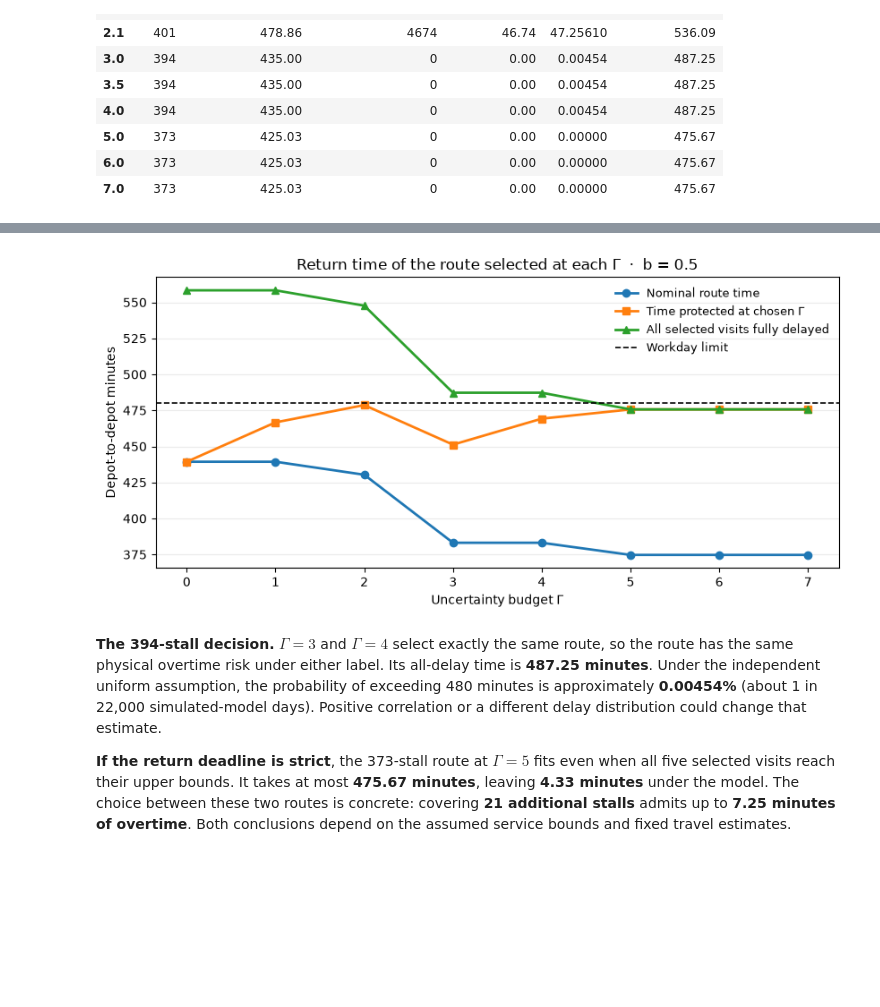
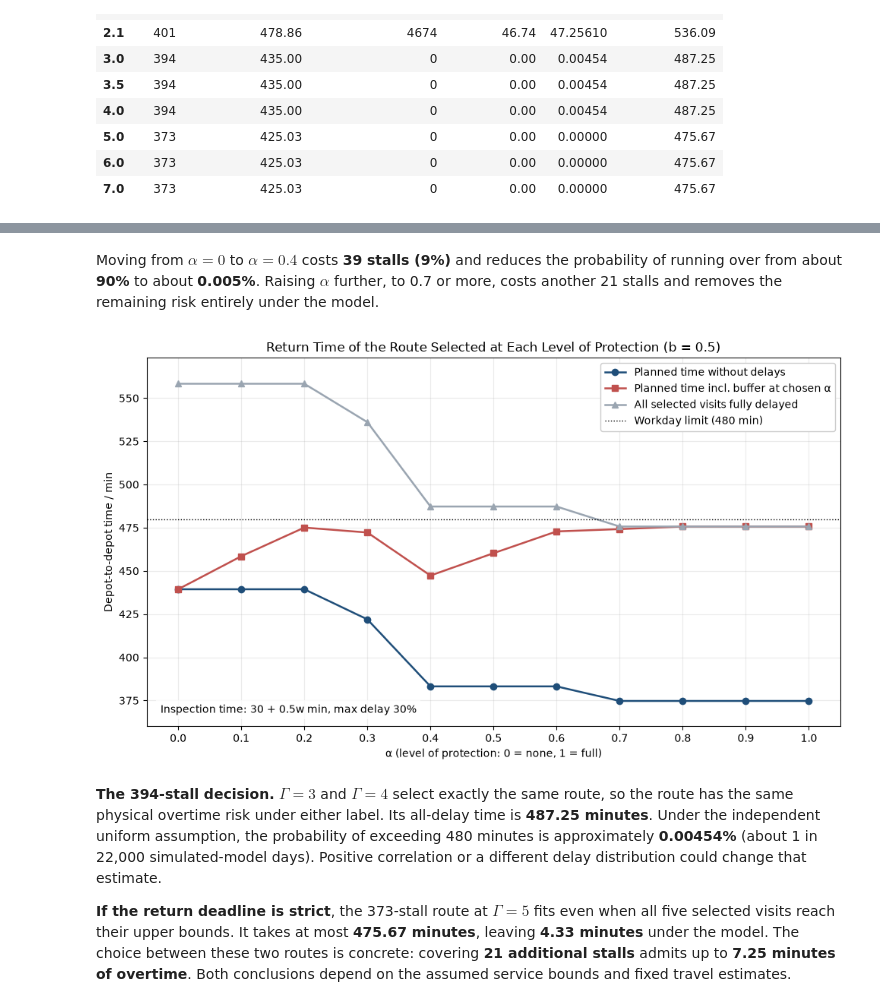
Before and after one commit to chiabingxuan/DBA5103-Hawker-Inspection, a Jupyter notebook: src/extension_3.ipynb, the cells around one changed output, grey strips where cells are left out. Saved outputs shown, nothing was run; the diff lists cells and outputs as text; code cells hidden in the pictures; blank space fills up the shorter version.

```diff
--- a/src/extension_3.ipynb
+++ b/src/extension_3.ipynb
@@ -30,7 +30,7 @@ except ImportError:
 DAY = 480
 BASE_SLOPE = 0.5
 DELAY_SHARE = 0.30
-GAMMAS = tuple(range(8))
+ALPHAS = tuple(np.round(np.arange(0, 1.01, 0.1), 1))   # level of protection: 0 = none, 1 = full
 DRAWS = 10_000
 SEED = 5103
 SLOPES = tuple(sorted({0.0, BASE_SLOPE, 1.0}))
@@ -322,7 +456,7 @@ def enumerate_optimum(mu, dev, gamma, limit):
             candidates.append((-coverage, minutes, route))
     return min(candidates)[2] if candidates else None
 # %%
-def mip_route(env, mu, dev, gamma, limit):
+def mip_route(env, mu, dev, alpha, limit):
     arcs = [(i, j) for i in V for j in V if i != j]
     with gp.Model("robust_hawker_visits", env=env) as model:
         model.Params.MIPGap = 0
@@ -349,7 +483,7 @@ def mip_route(env, mu, dev, gamma, limit):
         service = gp.quicksum(mu[i] * y[i] for i in H)
         for i in H:
             model.addConstr(pi + rho[i] >= dev[i] * y[i])
-        model.addConstr(driving + service + gamma * pi + rho.sum() <= limit)
+        model.addConstr(driving + service + len(H) * alpha * pi + rho.sum() <= limit)   # 7 * alpha * pi
 
         coverage = gp.quicksum(w[i] * y[i] for i in H)
         model.ModelSense = GRB.MAXIMIZE
@@ -420,0 +555,13 @@ The main comparison varies $\Gamma$ from 0 to 7. We also evaluate $\alpha=0,0.1,
+# %%
+cases = pd.DataFrame([solve_case(b, DELAY_SHARE, a, DAY) for b in SLOPES for a in ALPHAS])
+base = cases[cases["b"].eq(BASE_SLOPE)].set_index("α").sort_index()
+display(base[["Stops", "Stalls", "Drive", "Service", "Nominal", "Reserve", "Protected",
+              "All delays", "Route"]].round(2))
+
+# Both models must recover the size-dependent 3A result at zero protection.
+zero_delay = cases[cases["α"].eq(0)].set_index("b")
+for b in SLOPES:
+    match = sweep[sweep["b"].eq(b) & sweep["Available min"].eq(DAY)]
+    if not match.empty:
+        assert zero_delay.loc[b, "Stalls"] == match.iloc[0]["Stalls"]
+        assert np.isclose(zero_delay.loc[b, "Nominal"], match.iloc[0]["Time used"])
@@ -536,18 +819,21 @@ display(risk.round({"Mean actual min": 2, "Simulated %": 2, "Exact %": 5, "All d
+# %% [markdown]
+Moving from $\alpha=0$ to $\alpha=0.4$ costs **39 stalls (9%)** and reduces the probability of running over from about **90%** to about **0.005%**. Raising $\alpha$ further, to 0.7 or more, costs another 21 stalls and removes the remaining risk entirely under the model.
 # %%
-fig, ax = plt.subplots(figsize=(8.5, 4.2))
-for column, marker, label in [("Nominal", "o", "Nominal route time"),
-                              ("Protected", "s", "Time protected at chosen Γ"),
-                              ("All delays", "^", "All selected visits fully delayed")]:
-    ax.plot(base.index, base[column], marker=marker, linewidth=2, label=label)
-ax.axhline(DAY, color="black", linestyle="--", linewidth=1.2, label="Workday limit")
-ax.set(xlabel="Uncertainty budget Γ", ylabel="Depot-to-depot minutes", xticks=GAMMAS,
-       title=f"Return time of the route selected at each Γ  ·  b = {BASE_SLOPE:g}")
-ax.grid(axis="y", alpha=0.25)
-ax.legend(frameon=False, fontsize=9, loc="upper right")
-fig.tight_layout()
-plt.show()
+fig, ax = plt.subplots(figsize=(10, 5.8))
+for column, colour, marker, label in [("Nominal", BLUE, "o", "Planned time without delays"),
+                                      ("Protected", RED, "s", "Planned time incl. buffer at chosen α"),
+                                      ("All delays", GREY, "^", "All selected visits fully delayed")]:
+    ax.plot(base.index, base[column], marker=marker, color=colour, linewidth=1.8, label=label)
+ax.axhline(DAY, color="black", linestyle=":", linewidth=1, label=f"Workday limit ({DAY} min)")
+ax.set_title(f"Return Time of the Route Selected at Each Level of Protection (b = {BASE_SLOPE:g})")
+ax.set_xlabel("α (level of protection: 0 = none, 1 = full)")
+ax.set_ylabel("Depot-to-depot time / min")
+ax.set_xticks(list(ALPHAS))
+ax.set_ylim(360, base["All delays"].max() + 15)
+note_box(ax, f"Inspection time: 30 + 0.5w min, max delay {DELAY_SHARE:.0%}", x=0.02, y=0.03, va="bottom")
+finish(ax, fig, "return_time", legend_loc="upper right")
 # %% [output]
-[figure, old version]
+[figure, new version]
 # %% [markdown]
 **The 394-stall decision.** $\Gamma=3$ and $\Gamma=4$ select exactly the same route, so the route has the same physical overtime risk under either label. Its all-delay time is **487.25 minutes**. Under the independent uniform assumption, the probability of exceeding 480 minutes is approximately **0.00454%** (about 1 in 22,000 simulated-model days). Positive correlation or a different delay distribution could change that estimate.
 
```
Also changed, not shown: parts of 41 cells of this notebook, 18 other files.
